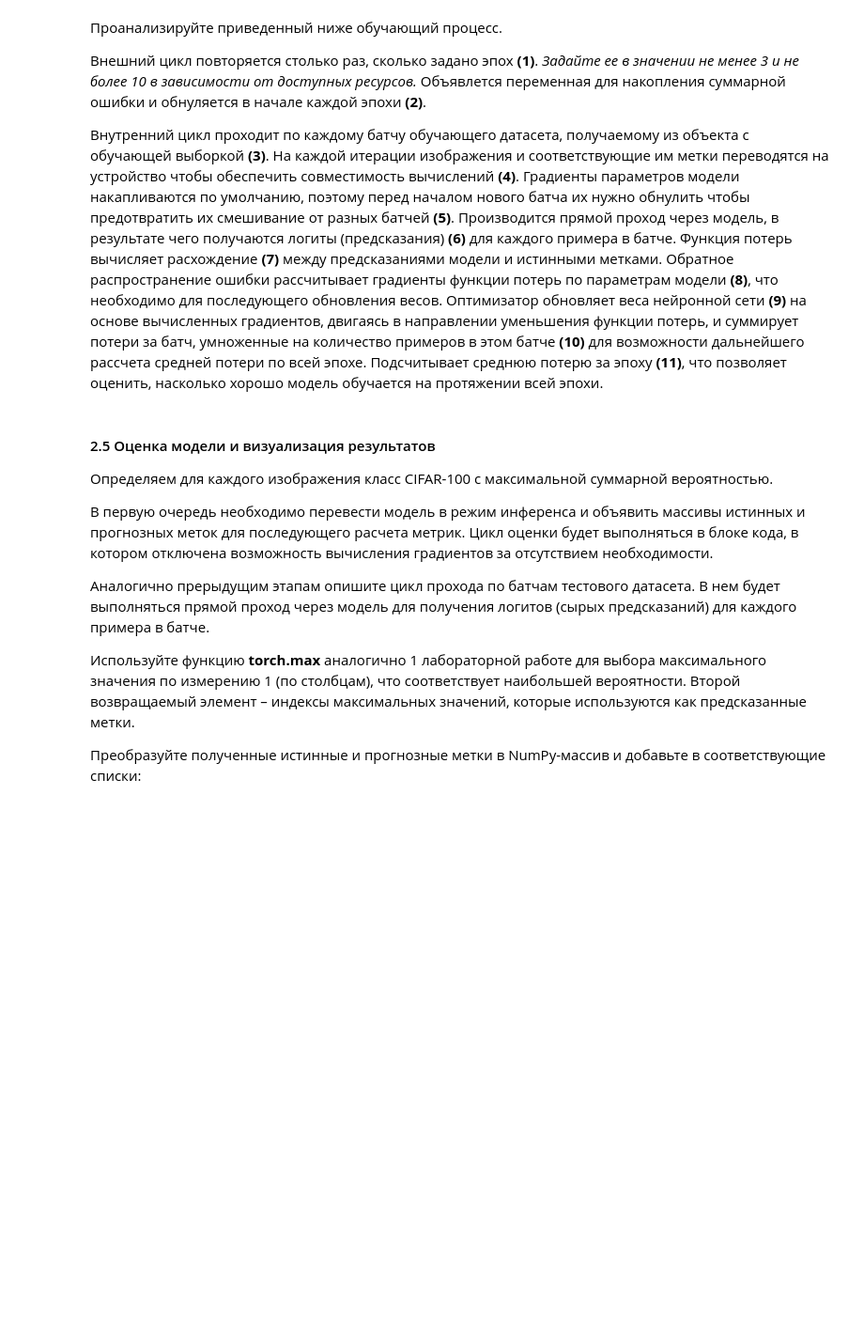
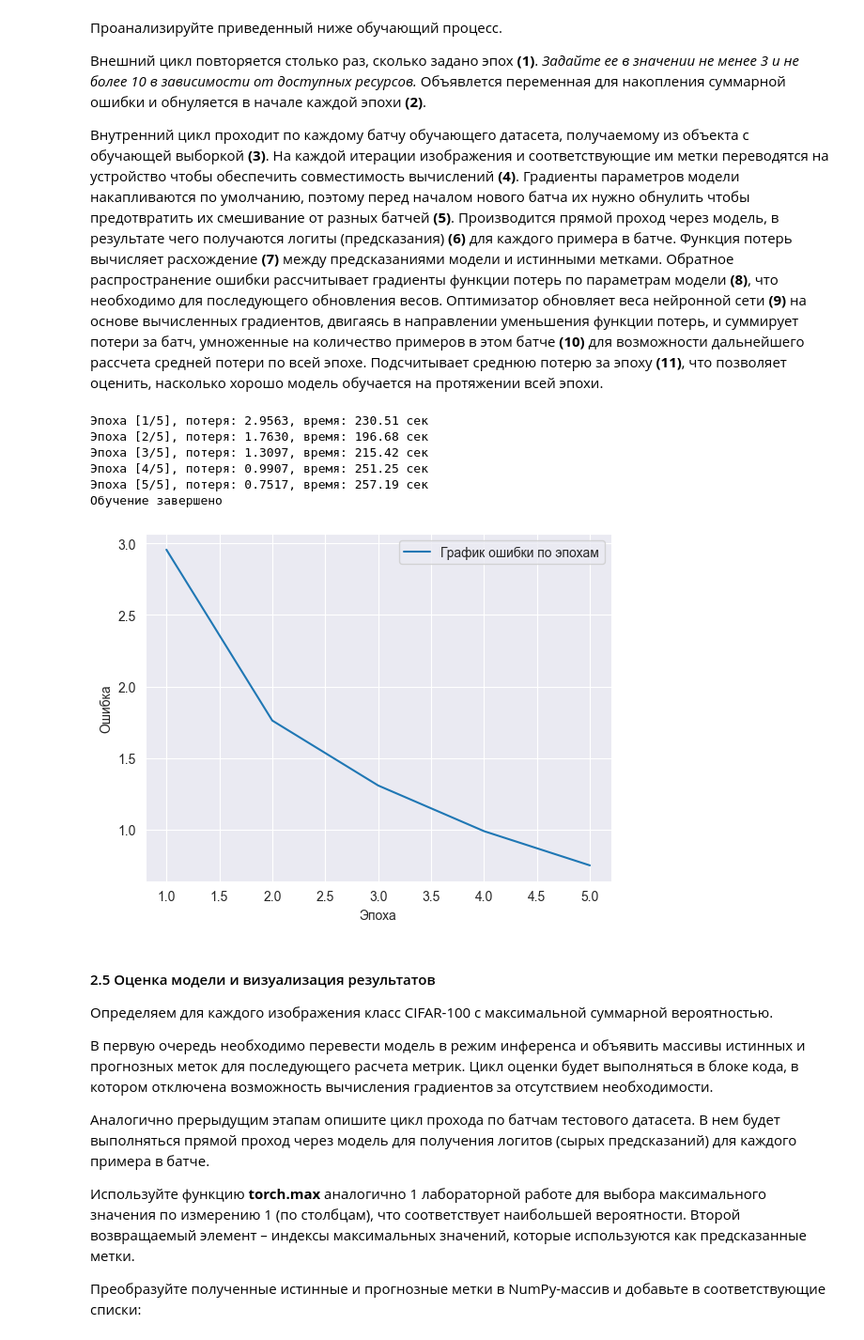
Before and after one commit to roman9234/neural_networks____university-homework, a Jupyter notebook: 2_лаба/#2 ResNeXt.ipynb, the cells around one changed output. Shown: that part at 94% size. Drawn from its saved outputs; the diff is of its cells as text; code cells hidden in the pictures; blank space fills up the shorter version.

```diff
--- a/2_лаба/#2 ResNeXt.ipynb
+++ b/2_лаба/#2 ResNeXt.ipynb
@@ -85,8 +103,12 @@ print("Используемое устройство:", device)
 
 Мы получаем число входных признаков (features), которое принимает последний полносвязный (fully connected) слой модели. Это значение необходимо, чтобы корректно создать новый классификационный слой, совместимый с предыдущей частью сети. Новый полносвязный слой создаётся с количеством входных нейронов, равным num_ftrs, и количеством выходных нейронов, равным 100 (для датасета CIFAR-100). Таким образом, последний слой, отвечающий за выдачу логитов классов, адаптируется под новую задачу.
 # %%
+# слой fc заменяется на новый nn.Linear, который принимает количество входных признаков (num_ftrs) и выдаёт 100 выходов
+
 num_ftrs = model.fc.in_features
+# CIFAR-100 имеет 100 классов
 model.fc = nn.Linear(num_ftrs, 100)
 model = model.to(device)
 
-# здесь будет перевод режима модели
+# Перевод модели в режим обучения
+model.train()
@@ -98,4 +138,22 @@ model = model.to(device)
 # %%
 # объявите метод трансформации, включающий в себя изменение размера, приведение к тензору и нормализацию
 
+# Определение трансформаций для данных
+transform = transforms.Compose([
+    # Изменение размера изображений до 32x32 - размера CIFAR-100
+    transforms.Resize((32, 32)),
+    # Приведение изображений к тензору
+    transforms.ToTensor(),
+    # Нормализация пикселей
+    transforms.Normalize((0.5, 0.5, 0.5), (0.5, 0.5, 0.5))
+])
+
 # загрузите датасет
+
+# Загрузка датасета CIFAR-100, с применением трансформаций
+train_dataset = datasets.CIFAR100(root='./data', train=True, download=True, transform=transform)
+test_dataset = datasets.CIFAR100(root='./data', train=False, download=True, transform=transform)
+
+# Создание загрузчиков данных
+train_loader = torch.utils.data.DataLoader(train_dataset, batch_size=64, shuffle=True, num_workers=2)
+test_loader = torch.utils.data.DataLoader(test_dataset, batch_size=64, shuffle=False, num_workers=2)
@@ -119,24 +182,49 @@ optimizer = optim.SGD(model.parameters(), lr=0.001, momentum=0.9)
 Внутренний цикл проходит по каждому батчу обучающего датасета, получаемому из объекта с обучающей выборкой **(3)**. На каждой итерации изображения и соответствующие им метки переводятся на устройство чтобы обеспечить совместимость вычислений **(4)**. Градиенты параметров модели накапливаются по умолчанию, поэтому перед началом нового батча их нужно обнулить чтобы предотвратить их смешивание от разных батчей **(5)**.
 Производится прямой проход через модель, в результате чего получаются логиты (предсказания) **(6)** для каждого примера в батче. Функция потерь вычисляет расхождение **(7)** между предсказаниями модели и истинными метками. Обратное распространение ошибки рассчитывает градиенты функции потерь по параметрам модели **(8)**, что необходимо для последующего обновления весов. Оптимизатор обновляет веса нейронной сети **(9)** на основе вычисленных градиентов, двигаясь в направлении уменьшения функции потерь, и суммирует потери за батч, умноженные на количество примеров в этом батче **(10)** для возможности дальнейшего рассчета средней потери по всей эпохе. Подсчитывает среднюю потерю за эпоху **(11)**, что позволяет оценить, насколько хорошо модель обучается на протяжении всей эпохи.
 # %%
-num_epochs = 0   # 1
 
+num_epochs = 5   # 1
+
+train_losses = []
 for epoch in range(num_epochs):
     running_loss = 0.0   # 2
+    # Считаем время
+    start_time = time.time()
     for inputs, labels in train_loader:   # 3
         inputs, labels = inputs.to(device), labels.to(device)   # 4
 
         optimizer.zero_grad()   # 5
         outputs = model(inputs)   # 6
         loss = criterion(outputs, labels)   # 7
         loss.backward()   # 8
         optimizer.step()   # 9
 
         running_loss += loss.item() * inputs.size(0)   # 10
 
     epoch_loss = running_loss / len(train_dataset)   # 11
+    train_losses.append(epoch_loss)
 
     # визуализируйте итеративный прогресс обучения и получаемое значение ошибки
+
+    # Подсчет времени эпохи
+    epoch_time = time.time() - start_time
+    print(f"Эпоха [{epoch + 1}/{num_epochs}], потеря: {epoch_loss:.4f}, время: {epoch_time:.2f} сек")
+
+print("Обучение завершено")
+# График
+plt.plot(range(1, num_epochs + 1), train_losses, label='График ошибки по эпохам')
+plt.xlabel('Эпоха')
+plt.ylabel('Ошибка')
+plt.legend()
+plt.show()
+# %% [output]
+Эпоха [1/5], потеря: 2.9563, время: 230.51 сек
+Эпоха [2/5], потеря: 1.7630, время: 196.68 сек
+Эпоха [3/5], потеря: 1.3097, время: 215.42 сек
+Эпоха [4/5], потеря: 0.9907, время: 251.25 сек
+Эпоха [5/5], потеря: 0.7517, время: 257.19 сек
+Обучение завершено
+[figure, added]
 # %% [markdown]
 #### 2.5 Оценка модели и визуализация результатов
 
```
Also changed, not shown: parts of 9 cells of this notebook, 4 other files.
